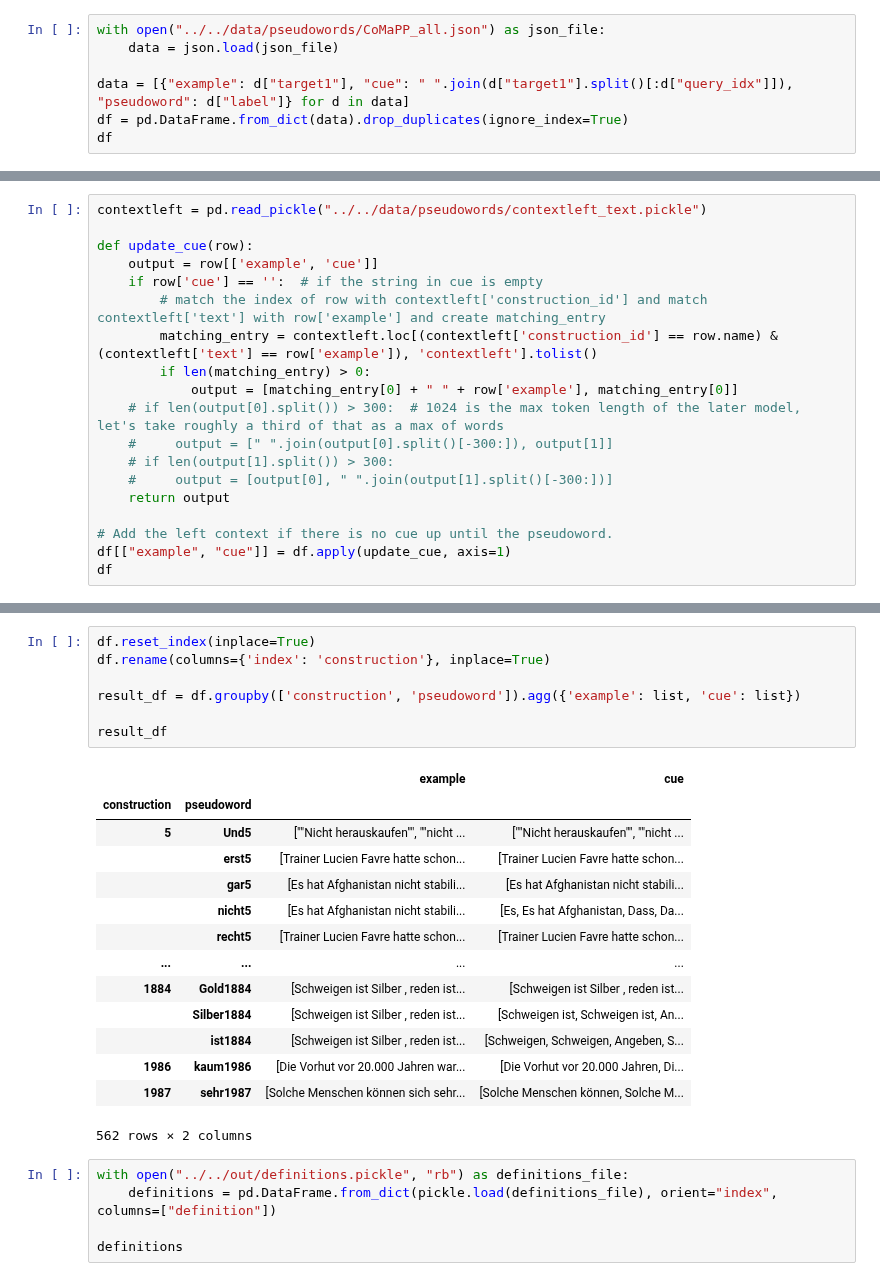
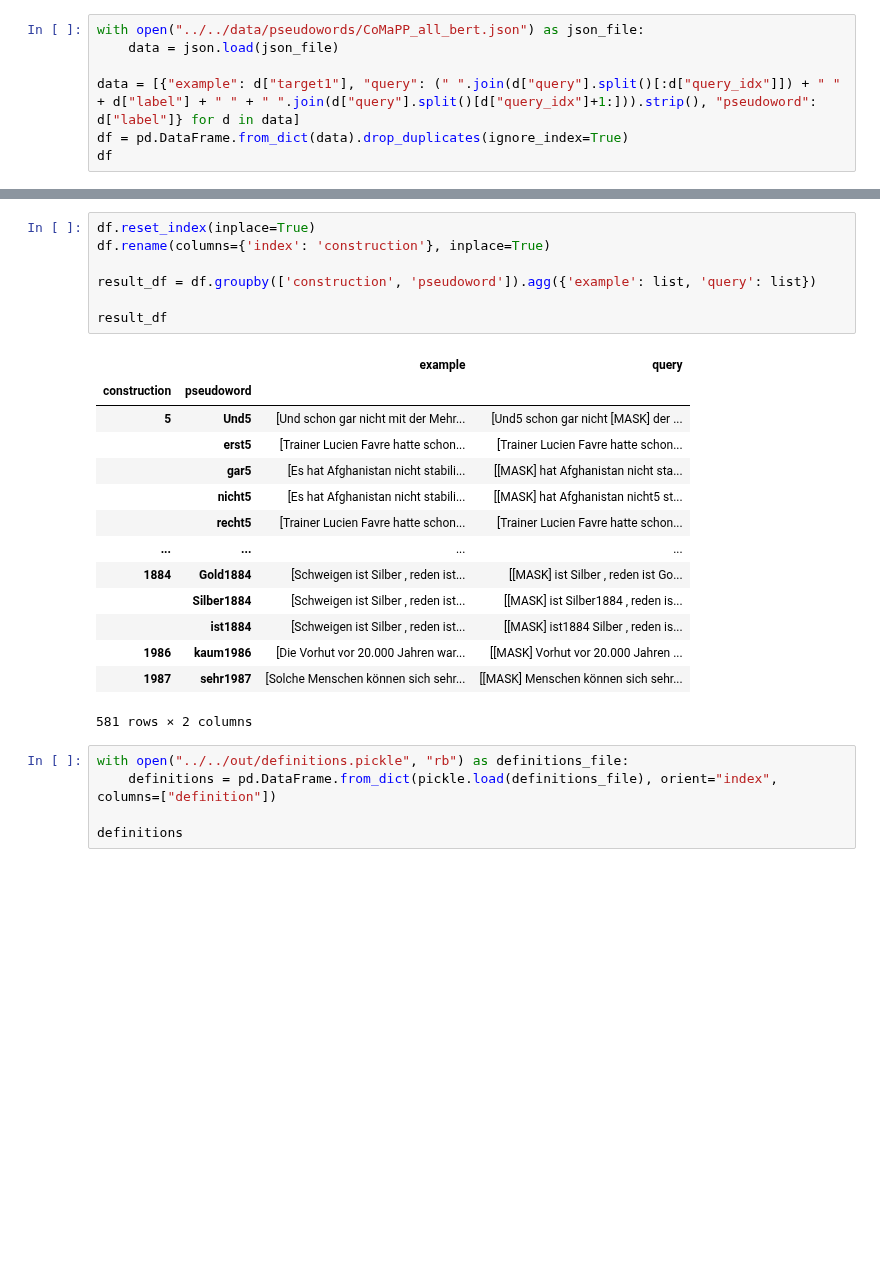
Before and after one commit to TiMauzi/llm-x-cxg, a Jupyter notebook: src/notebooks/evaluate_comapp_bert.ipynb, the cells around one changed output, grey strips where cells are left out. Drawn from its saved outputs; the diff is of its cells as text; blank space fills up the shorter version.

```diff
--- a/src/notebooks/evaluate_comapp_bert.ipynb
+++ b/src/notebooks/evaluate_comapp_bert.ipynb
@@ -12,10 +12,10 @@ from transformers import MBartForConditionalGeneration, MBart50Tokenizer, BertFo
 from tqdm.notebook import tqdm
 tqdm.pandas()
 # %%
-with open("../../data/pseudowords/CoMaPP_all.json") as json_file:
+with open("../../data/pseudowords/CoMaPP_all_bert.json") as json_file:
     data = json.load(json_file)
 
-data = [{"example": d["target1"], "cue": " ".join(d["target1"].split()[:d["query_idx"]]), "pseudoword": d["label"]} for d in data]
+data = [{"example": d["target1"], "query": (" ".join(d["query"].split()[:d["query_idx"]]) + " " + d["label"] + " " + " ".join(d["query"].split()[d["query_idx"]+1:])).strip(), "pseudoword": d["label"]} for d in data]
 df = pd.DataFrame.from_dict(data).drop_duplicates(ignore_index=True)
 df
 # %% [output]
@@ -55,19 +54,0 @@ df
-# %%
-contextleft = pd.read_pickle("../../data/pseudowords/contextleft_text.pickle")
-
-def update_cue(row):
-    output = row[['example', 'cue']]
-    if row['cue'] == '':  # if the string in cue is empty
-        # match the index of row with contextleft['construction_id'] and match contextleft['text'] with row['example'] and create matching_entry
-        matching_entry = contextleft.loc[(contextleft['construction_id'] == row.name) & (contextleft['text'] == row['example']), 'contextleft'].tolist()
-        if len(matching_entry) > 0:
-            output = [matching_entry[0] + " " + row['example'], matching_entry[0]]
-    # if len(output[0].split()) > 300:  # 1024 is the max token length of the later model, let's take roughly a third of that as a max of words
-    #     output = [" ".join(output[0].split()[-300:]), output[1]]
-    # if len(output[1].split()) > 300:
-    #     output = [output[0], " ".join(output[1].split()[-300:])]
-    return output
-
-# Add the left context if there is no cue up until the pseudoword.
-df[["example", "cue"]] = df.apply(update_cue, axis=1)
-df
@@ -89,25 +55,25 @@ df
 # %%
 df.reset_index(inplace=True)
 df.rename(columns={'index': 'construction'}, inplace=True)
 
-result_df = df.groupby(['construction', 'pseudoword']).agg({'example': list, 'cue': list})
+result_df = df.groupby(['construction', 'pseudoword']).agg({'example': list, 'query': list})
 
 result_df
 # %% [output]
-|  |  | example | cue |
+|  |  | example | query |
 | construction | pseudoword |  |  |
-| 5 | Und5 | [""Nicht herauskaufen"", ""nicht ... | [""Nicht herauskaufen"", ""nicht ... |
+| 5 | Und5 | [Und schon gar nicht mit der Mehr... | [Und5 schon gar nicht [MASK] der ... |
 |  | erst5 | [Trainer Lucien Favre hatte schon... | [Trainer Lucien Favre hatte schon... |
-|  | gar5 | [Es hat Afghanistan nicht stabili... | [Es hat Afghanistan nicht stabili... |
-|  | nicht5 | [Es hat Afghanistan nicht stabili... | [Es, Es hat Afghanistan, Dass, Da... |
+|  | gar5 | [Es hat Afghanistan nicht stabili... | [[MASK] hat Afghanistan nicht sta... |
+|  | nicht5 | [Es hat Afghanistan nicht stabili... | [[MASK] hat Afghanistan nicht5 st... |
 |  | recht5 | [Trainer Lucien Favre hatte schon... | [Trainer Lucien Favre hatte schon... |
 | ... | ... | ... | ... |
-| 1884 | Gold1884 | [Schweigen ist Silber , reden ist... | [Schweigen ist Silber , reden ist... |
-|  | Silber1884 | [Schweigen ist Silber , reden ist... | [Schweigen ist, Schweigen ist, An... |
-|  | ist1884 | [Schweigen ist Silber , reden ist... | [Schweigen, Schweigen, Angeben, S... |
-| 1986 | kaum1986 | [Die Vorhut vor 20.000 Jahren war... | [Die Vorhut vor 20.000 Jahren, Di... |
-| 1987 | sehr1987 | [Solche Menschen können sich sehr... | [Solche Menschen können, Solche M... |
+| 1884 | Gold1884 | [Schweigen ist Silber , reden ist... | [[MASK] ist Silber , reden ist Go... |
+|  | Silber1884 | [Schweigen ist Silber , reden ist... | [[MASK] ist Silber1884 , reden is... |
+|  | ist1884 | [Schweigen ist Silber , reden ist... | [[MASK] ist1884 Silber , reden is... |
+| 1986 | kaum1986 | [Die Vorhut vor 20.000 Jahren war... | [[MASK] Vorhut vor 20.000 Jahren ... |
+| 1987 | sehr1987 | [Solche Menschen können sich sehr... | [[MASK] Menschen können sich sehr... |
-562 rows × 2 columns
+581 rows × 2 columns
 # %%
 with open("../../out/definitions.pickle", "rb") as definitions_file:
     definitions = pd.DataFrame.from_dict(pickle.load(definitions_file), orient="index", columns=["definition"])
```
Also changed, not shown: parts of 10 cells of this notebook.
